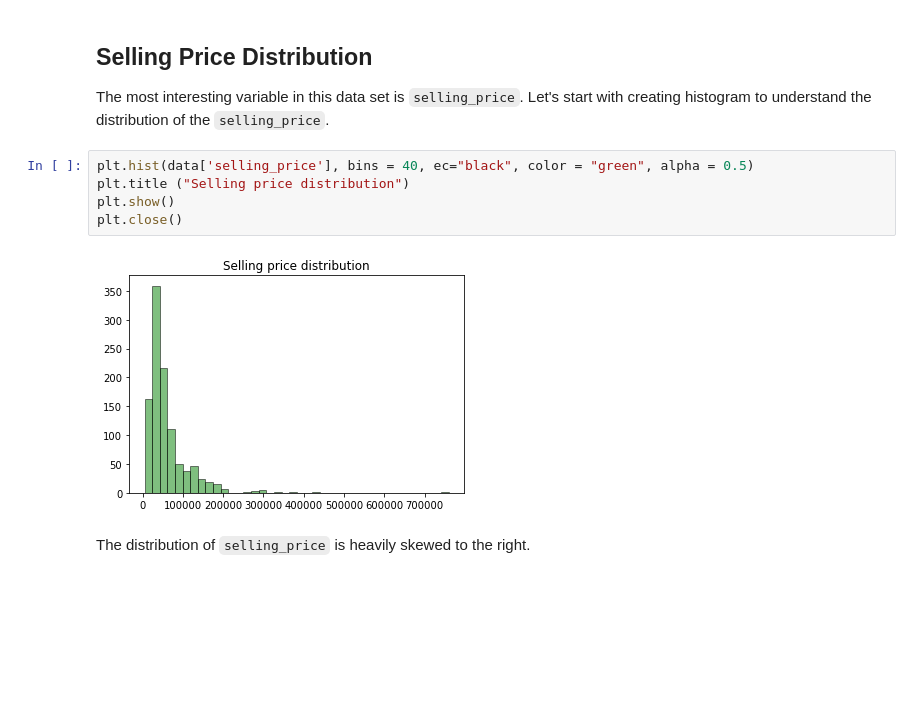
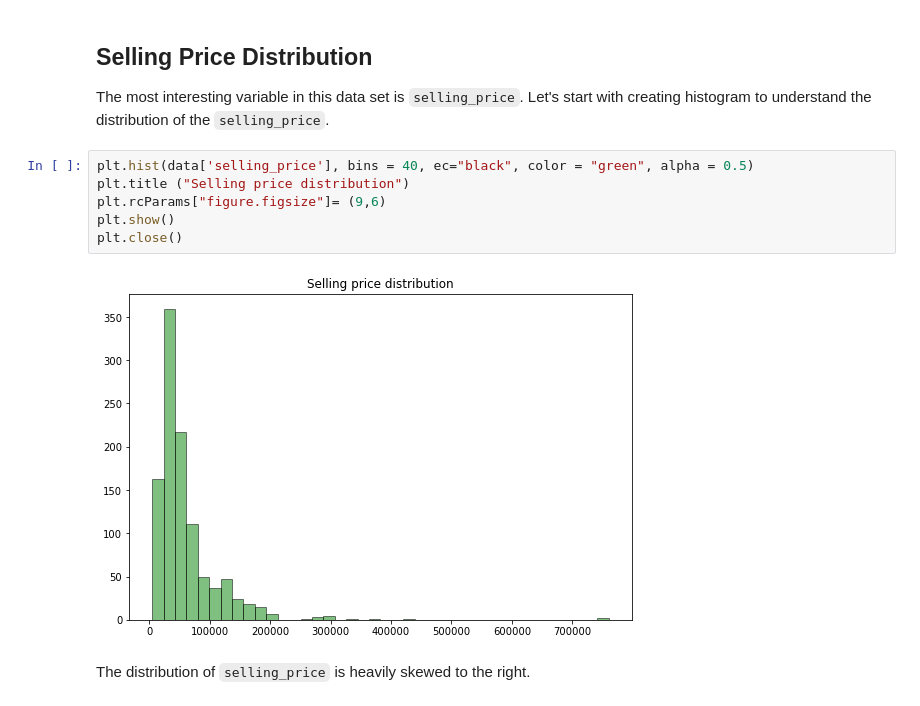
Before and after one commit to peshekhodko/ST590-Project1, a Jupyter notebook: Project1.ipynb, the cells around one changed output. Drawn from its saved outputs; the diff is of its cells as text; blank space fills up the shorter version.

```diff
--- a/Project1.ipynb
+++ b/Project1.ipynb
@@ -108,10 +108,11 @@ The most interesting variable in this data set is `selling_price`. Let's start w
 # %%
 plt.hist(data['selling_price'], bins = 40, ec="black", color = "green", alpha = 0.5)
 plt.title ("Selling price distribution")
+plt.rcParams["figure.figsize"]= (9,6)
 plt.show()
 plt.close()
 # %% [output]
-[figure, old version]
+[figure, new version]
 # %% [markdown]
 The distribution of `selling_price` is heavily skewed to the right.
 # %%
```
Also changed, not shown: parts of 28 cells of this notebook.
